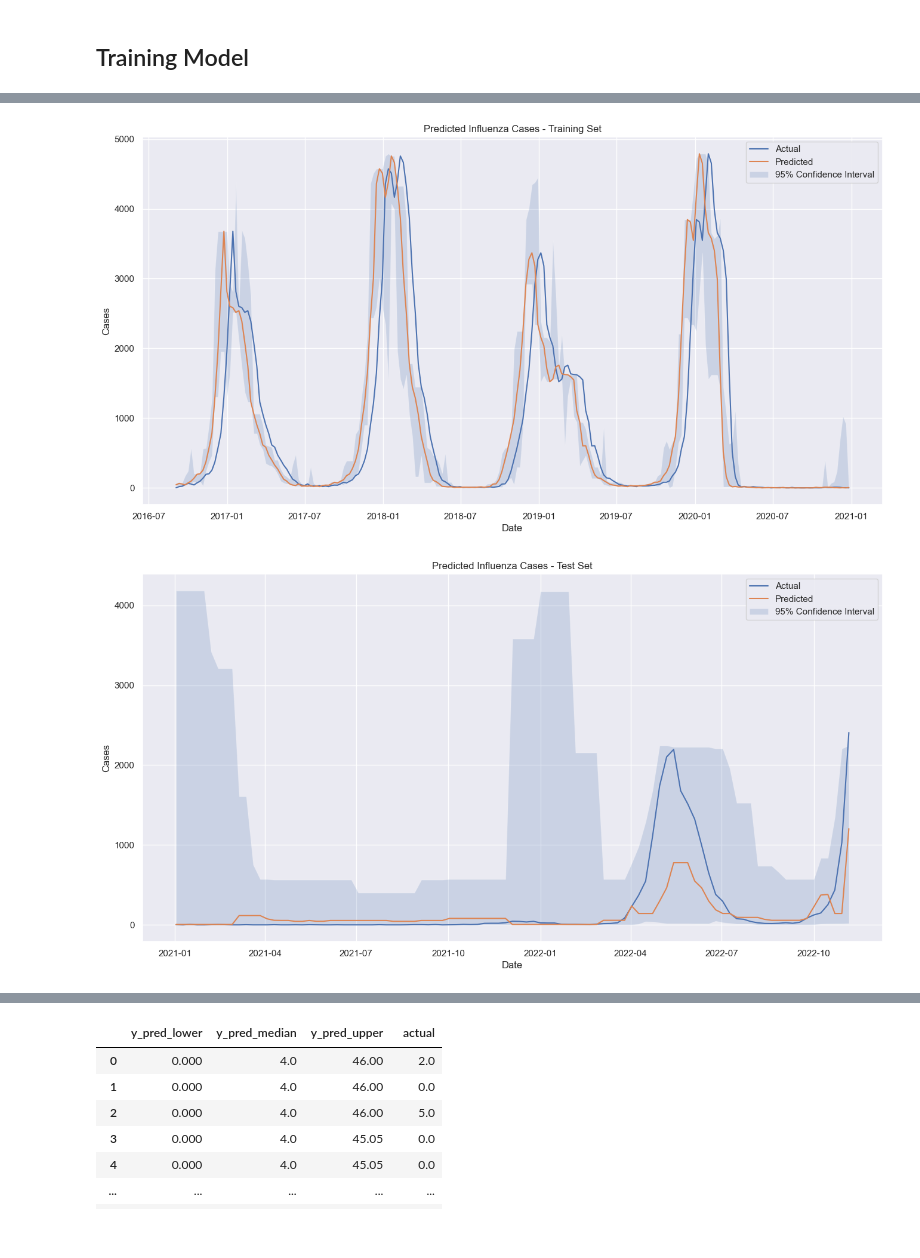
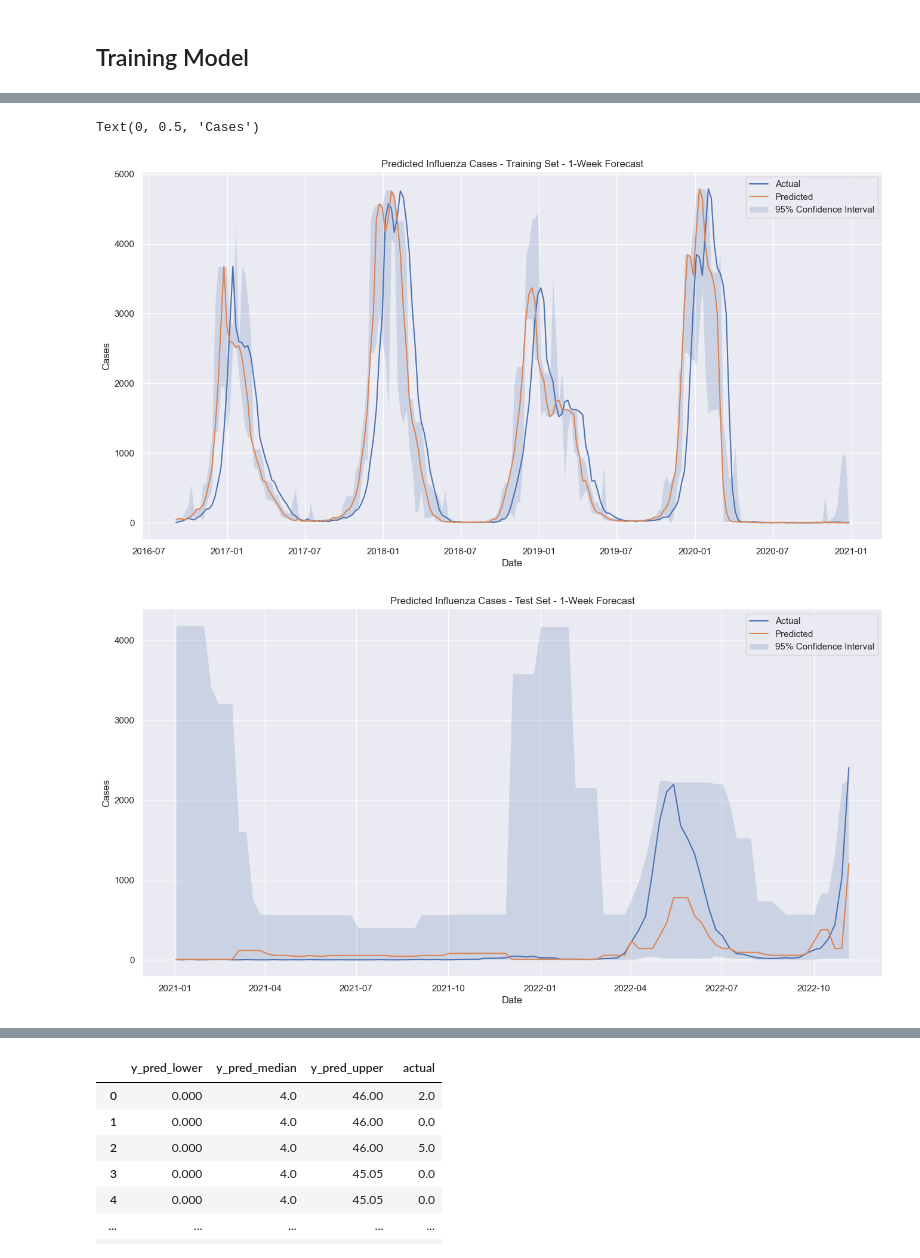
Before and after one commit to jess-moloney/LHL_final_project_influenza_forecasting, a Jupyter notebook: notebooks/Pipeline_v4.ipynb, the cells around one changed output, grey strips where cells are left out. Cells and saved outputs as stored; diff of their text form; code cells hidden in the pictures.

```diff
--- a/notebooks/Pipeline_v4.ipynb
+++ b/notebooks/Pipeline_v4.ipynb
@@ -337,12 +386,12 @@ numeric_transform = Pipeline([('scaling', MinMaxScaler())])
 categorical_transform = Pipeline([('one-hot-encode', OneHotEncoder(sparse=False))])
 
 ct = make_column_transformer(
-    (categorical_transform, cat_feats),
-    (numeric_transform, num_feats),
-    remainder='passthrough')
+(categorical_transform, cat_feats),
+(numeric_transform, num_feats),
+remainder='passthrough')
 
 pipeline = Pipeline(steps=[('preprocessing', ct),
-                          ('model', RandomForestQuantileRegressor(n_estimators=100, random_state=2023))])
+  ('model', RandomForestQuantileRegressor(n_estimators=100, random_state=2023))])
 
 week1 = pipeline.fit(train_X, train_y['y1'])
 week2 = pipeline.fit(train_X, train_y['y2'])
@@ -350,39 +399,38 @@ week3 = pipeline.fit(train_X, train_y['y3'])
 week4 = pipeline.fit(train_X, train_y['y4'])
 
 # Get predictions at 95% prediction intervals and median.
-week = 1
-for model in [week1, week2, week3, week4]:
 
-    preds_train = model.predict(train_X, quantiles=[0.025, 0.5, 0.975])
-    preds_train = pd.DataFrame(preds_train)
-    preds_train = preds_train.rename(columns={0:'preds_train_lower',1:'preds_train_median',2:'preds_train_upper'})
-    preds_train['actual'] = train_y['y'+str(week)].values
-    preds_train['date'] = train_plot['Week Ending'].values
-    preds_train = preds_train.set_index('date')
+preds_train = week1.predict(train_X, quantiles=[0.025, 0.5, 0.975])
+preds_train = pd.DataFrame(preds_train)
+preds_train = preds_train.rename(columns={0:'preds_train_lower',1:'preds_train_median',2:'preds_train_upper'})
+preds_train['actual'] = train_y['y1'].values
+preds_train['date'] = train_plot['Week Ending'].values
+preds_train = preds_train.set_index('date')
+print(preds_train)
 
-    fig, ax = plt.subplots()
-    ax.plot(preds_train.index, preds_train['actual'], '-', label='Actual')
-    ax.plot(preds_train.index, preds_train['preds_train_median'], label='Predicted')
-    ax.fill_between(preds_train.index, preds_train['preds_train_lower'], preds_train['preds_train_upper'], alpha=0.2, label='95% Confidence Interval')
-    ax.legend()
-    ax.set_title('Predicted Influenza Cases - Training Set')
-    ax.set_xlabel('Date')
-    ax.set_ylabel('Cases')
+fig, ax = plt.subplots()
+ax.plot(preds_train.index, preds_train['actual'], '-', label='Actual')
+ax.plot(preds_train.index, preds_train['preds_train_median'], label='Predicted')
+ax.fill_between(preds_train.index, preds_train['preds_train_lower'], preds_train['preds_train_upper'], alpha=0.2, label='95% Confidence Interval')
+ax.legend()
+ax.set_title('Predicted Influenza Cases - Training Set - 1-Week Forecast')
+ax.set_xlabel('Date')
+ax.set_ylabel('Cases')
 
-    preds_test = model.predict(test_X, quantiles=[0.025, 0.5, 0.975])
-    preds_test = pd.DataFrame(preds_test)
-    preds_test = preds_test.rename(columns={0:'preds_test_lower',1:'preds_test_median',2:'preds_test_upper'})
-    preds_test['actual'] = test_y['y'+str(week)].values
-    preds_test['date'] = test_plot['Week Ending'].values
-    preds_test = preds_test.set_index('date')
+preds_test = week1.predict(test_X, quantiles=[0.025, 0.5, 0.975])
+preds_test = pd.DataFrame(preds_test)
+preds_test = preds_test.rename(columns={0:'preds_test_lower',1:'preds_test_median',2:'preds_test_upper'})
+preds_test['actual'] = test_y['y1'].values
+preds_test['date'] = test_plot['Week Ending'].values
+preds_test = preds_test.set_index('date')
+print(preds_test)
 
-    fig, ax = plt.subplots()
-    ax.plot(preds_test.index, preds_test['actual'], '-', label='Actual')
-    ax.plot(preds_test.index, preds_test['preds_test_median'], label='Predicted')
-    ax.fill_between(preds_test.index, preds_test['preds_test_lower'], preds_test['preds_test_upper'], alpha=0.2, label='95% Confidence Interval')
-    ax.legend()
-    ax.set_title('Predicted Influenza Cases - Test Set')
-    ax.set_xlabel('Date')
-    ax.set_ylabel('Cases')
-    week += 1
+fig, ax = plt.subplots()
+ax.plot(preds_test.index, preds_test['actual'], '-', label='Actual')
+ax.plot(preds_test.index, preds_test['preds_test_median'], label='Predicted')
+ax.fill_between(preds_test.index, preds_test['preds_test_lower'], preds_test['preds_test_upper'], alpha=0.2, label='95% Confidence Interval')
+ax.legend()
+ax.set_title('Predicted Influenza Cases - Test Set - 1-Week Forecast')
+ax.set_xlabel('Date')
+ax.set_ylabel('Cases')
 # %% [output]
@@ -389,2 +454,3 @@ for model in [week1, week2, week3, week4]:
+Text(0, 0.5, 'Cases')
-[figure, old version]
+[figure, new version]
-[figure, old version]
+[figure, new version]
```
Also changed, not shown: parts of 18 cells of this notebook, 1 other file.
